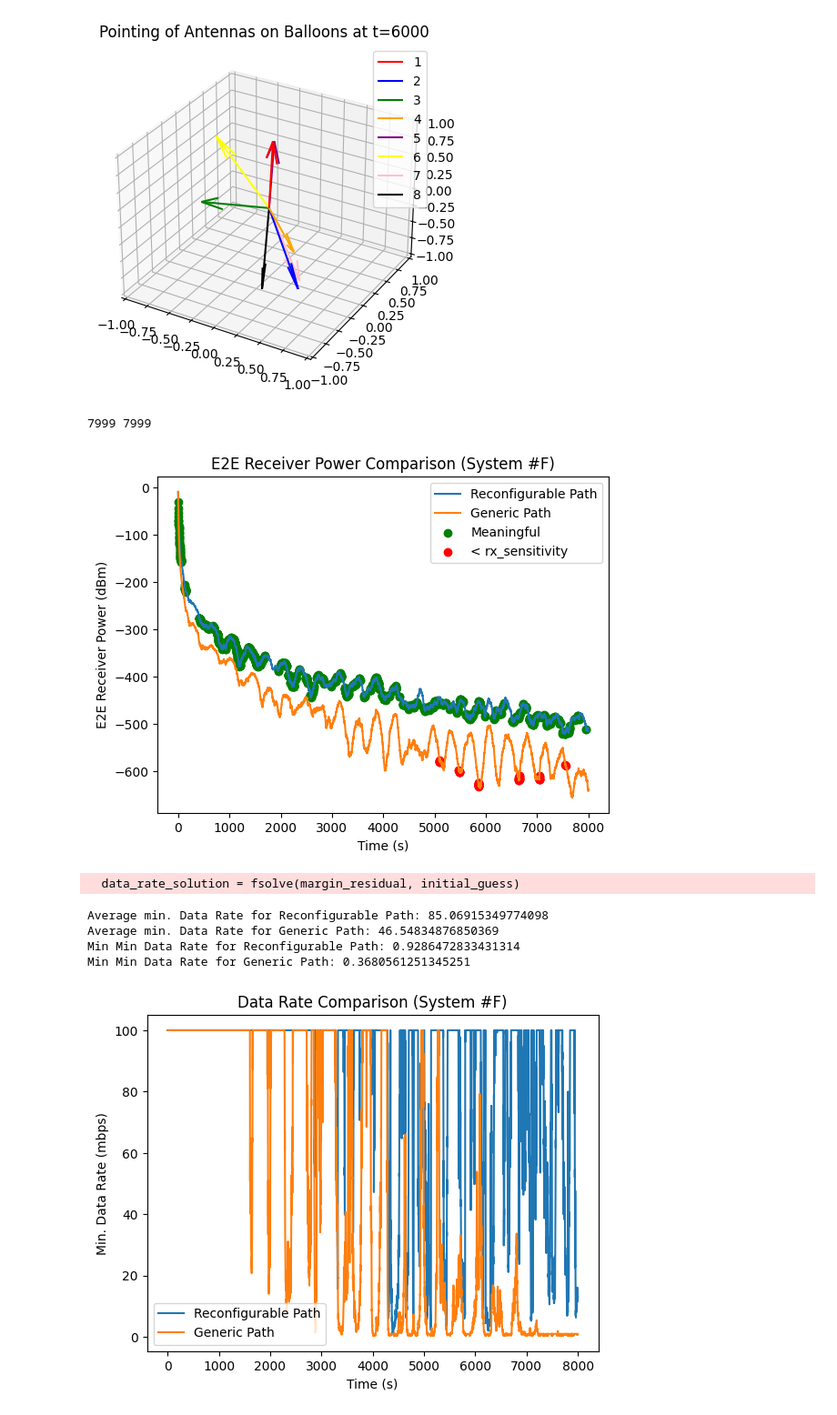
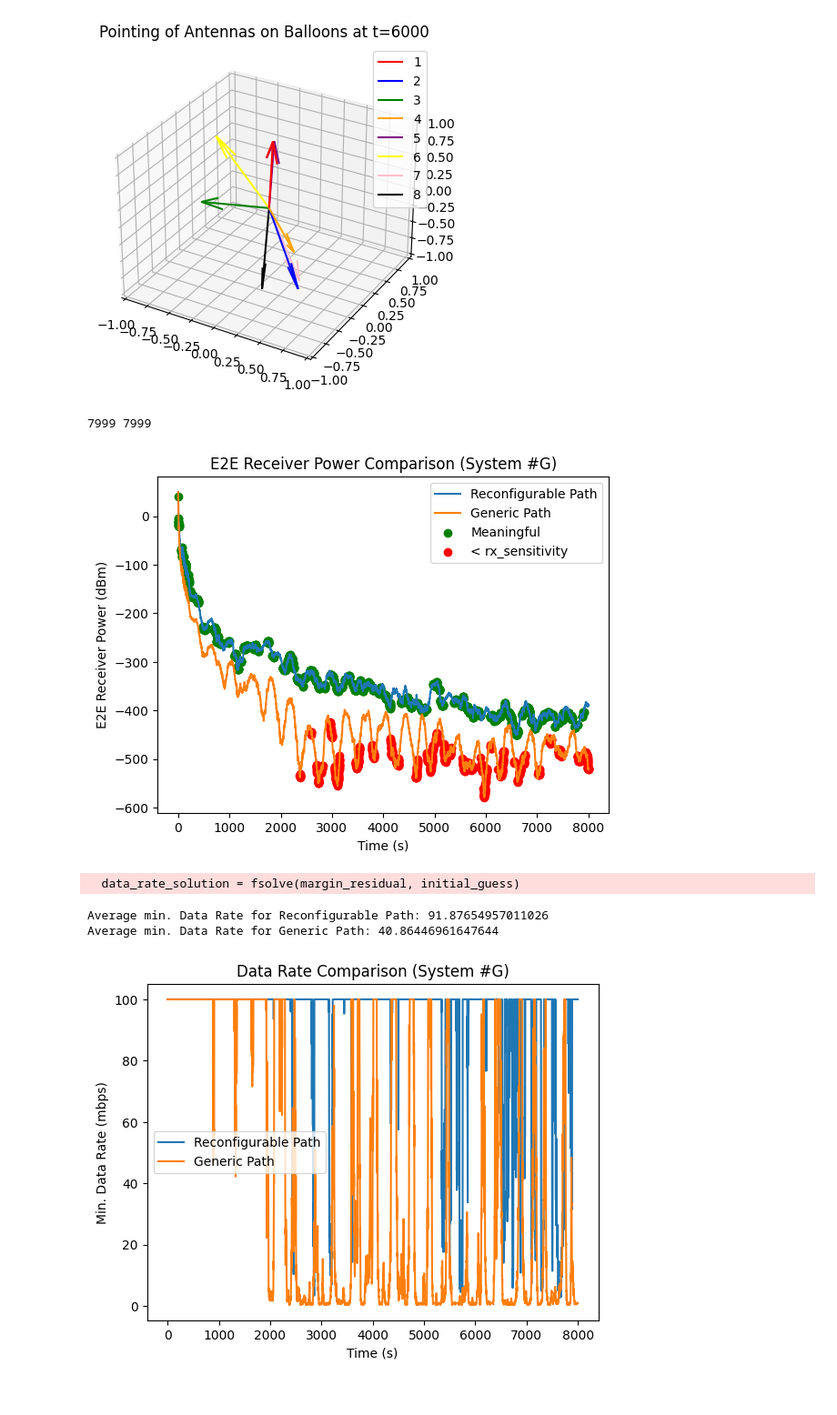
Before and after one commit to mosa11aei/dtn-trajvis-2025-Scitech, a Jupyter notebook: testing.ipynb, the cells around one changed output. Shown at 91% size. Saved outputs shown, nothing was run; the diff lists cells and outputs as text; code cells hidden in the pictures.

```diff
--- a/testing.ipynb
+++ b/testing.ipynb
@@ -158,14 +178,14 @@ myDH = dh(MyNetwork)
 
 print(len(reconfig_rp), len(generic_rp))
 
-myDH.plot_trp_comparison(path1=reconfig_rp, path2=generic_rp, generic_sensitivities=[ge_sensitivities_time, generic_sensitivity], path1_name="Reconfigurable Path", path2_name="Generic Path", plot_meaningfuls=True, system="F")
+myDH.plot_trp_comparison(path1=reconfig_rp, path2=generic_rp, generic_sensitivities=[ge_sensitivities_time, generic_sensitivity], path1_name="Reconfigurable Path", path2_name="Generic Path", plot_meaningfuls=True, system="G")
 # %% [output]
 7999 7999
-[figure, old version]
+[figure, new version]
 # %%
 dr_reconfig = []
 dr_generic = []
-threshhold = 100
+threshhold = 1000
 for i in range(1,8000):
     MyNetwork.recalculate(i, NA.rp)
     MyNetwork.transmit(i, NA.rp)
@@ -177,27 +197,32 @@ for i in range(1,8000):
     bitrate_reconfig = bitrate_reconfig / 1e6
     bitrate_generic = bitrate_generic / 1e6
 
-    dr_reconfig.append(bitrate_reconfig if bitrate_reconfig < threshhold else threshhold)
-    dr_generic.append(bitrate_generic if bitrate_generic < threshhold else threshhold)
+    dr_reconfig.append(bitrate_reconfig)
+    dr_generic.append(bitrate_generic)
 # %% [output]
   data_rate_solution = fsolve(margin_residual, initial_guess)
 # %%
+threshhold = 100
+dr_reconfig_actual = copy.deepcopy(dr_reconfig)
+dr_generic_actual = copy.deepcopy(dr_generic)
+for i in range(0,len(dr_reconfig)):
+    if dr_reconfig[i] >= threshhold:
+        dr_reconfig[i] = threshhold
+    if dr_generic[i] >= threshhold:
+        dr_generic[i] = threshhold
+
 plt.plot(range(1,8000), dr_reconfig, label="Reconfigurable Path")
 plt.plot(range(1,8000), dr_generic, label="Generic Path")
 
-plt.title("Data Rate Comparison (System #F)")
+plt.title("Data Rate Comparison (System #G)")
 plt.xlabel("Time (s)")
 plt.ylabel("Min. Data Rate (mbps)")
 
 plt.legend()
 
-print(f"Average min. Data Rate for Reconfigurable Path: {sum(dr_reconfig)/len(dr_reconfig)}")
-print(f"Average min. Data Rate for Generic Path: {sum(dr_generic)/len(dr_generic)}")
-print(f"Min Min Data Rate for Reconfigurable Path: {min(dr_reconfig)}")
-print(f"Min Min Data Rate for Generic Path: {min(dr_generic)}")
+print(f"Average min. Data Rate for Reconfigurable Path: {sum(dr_reconfig_actual)/len(dr_reconfig_actual)}")
+print(f"Average min. Data Rate for Generic Path: {sum(dr_generic_actual)/len(dr_generic_actual)}")
 # %% [output]
-Average min. Data Rate for Reconfigurable Path: 85.06915349774098
-Average min. Data Rate for Generic Path: 46.54834876850369
-Min Min Data Rate for Reconfigurable Path: 0.9286472833431314
-Min Min Data Rate for Generic Path: 0.3680561251345251
+Average min. Data Rate for Reconfigurable Path: 91.87654957011026
+Average min. Data Rate for Generic Path: 40.86446961647644
-[figure, old version]
+[figure, new version]
```
Also changed, not shown: parts of 3 cells of this notebook, 51 other files.
